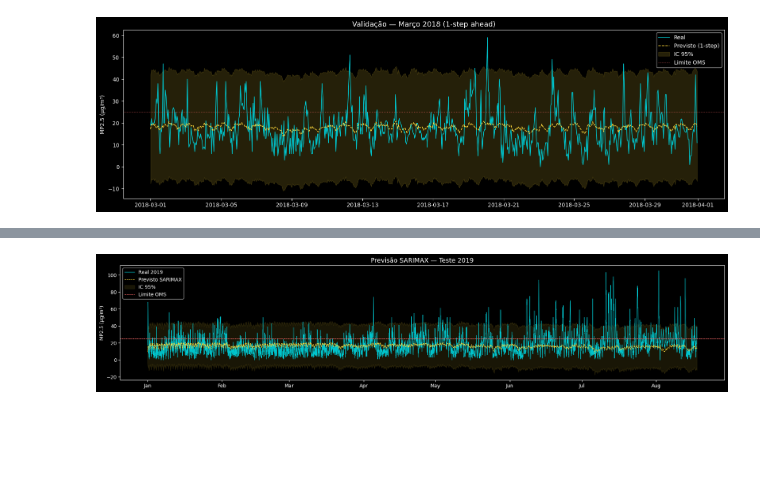
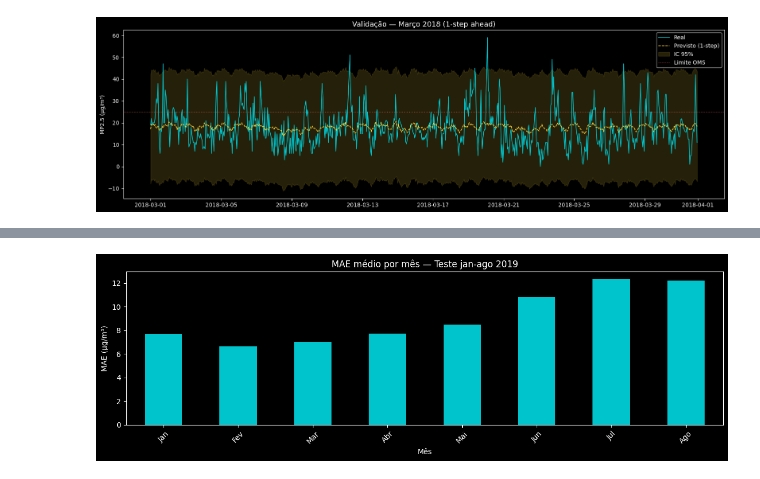
Before and after one commit to izabelcmn/respira_sp, a Jupyter notebook: notebook/Joao_sarimax_2013_2019.ipynb, the cells around one changed output, grey strips where cells are left out. Drawn from its saved outputs; the diff is of its cells as text; code cells hidden in the pictures; blank space fills up the shorter version.

Commit message:
Metricas

```diff
--- a/notebook/Joao_sarimax_2013_2019.ipynb
+++ b/notebook/Joao_sarimax_2013_2019.ipynb
@@ -448,16 +438,14 @@ print('✅ Concluído!')
 # %%
-# Avaliação do modelo alternativo na validação
-pred_alt = model_alt.get_prediction(
-    start=y_val.index[0],
-    end=y_val.index[-1],
-    exog=X_val,
-    dynamic=False
+# get_forecast para dados fora do período de treino (out-of-sample)
+pred_test = model_final.get_forecast(
+    steps=len(y_test),
+    exog=X_test
 )
+pred_test_mean = pred_test.predicted_mean
+pred_test_ci   = pred_test.conf_int(alpha=0.05)
 
-metrics_alt = avaliar(y_val, pred_alt.predicted_mean, 'Validação 2018 — SARIMAX(1,0,1)(1,0,1,24)')
+pred_test_mean.index = y_test.index
+pred_test_ci.index   = y_test.index
 
-#Tabela comparativa
-df_comparacao = pd.DataFrame([metrics_val, metrics_alt])
-print('\n📊 COMPARAÇÃO DE MODELOS')
-print(df_comparacao[['set', 'MAE', 'RMSE', 'MAPE']].to_string(index=False))
+metrics_test = avaliar(y_test, pred_test_mean, 'Teste 2019 (1-step)')
 # %% [output]
@@ -493,22 +477,21 @@ metrics_test = avaliar(y_test, pred_test_mean, 'Teste 2019 (1-step)')
 # %%
-#Plot teste completo
-fig, ax = plt.subplots(figsize=(18, 4))
-ax.plot(y_test.index, y_test, color=ACCENT, linewidth=0.8, label='Real 2019')
-ax.plot(pred_test_mean.index, pred_test_mean,
-        color=ACCENT3, linewidth=0.8, linestyle='--', label='Previsto SARIMAX')
-ax.fill_between(
-    pred_test_ci.index,
-    pred_test_ci.iloc[:, 0],
-    pred_test_ci.iloc[:, 1],
-    color=ACCENT3, alpha=0.1, label='IC 95%'
-)
-ax.axhline(25, color=ACCENT2, linestyle='--', linewidth=0.7, label='Limite OMS')
-ax.set_title('Previsão SARIMAX — Teste 2019', fontsize=13)
-ax.set_ylabel('MP2.5 (µg/m³)')
-ax.xaxis.set_major_locator(mdates.MonthLocator())
-ax.xaxis.set_major_formatter(mdates.DateFormatter('%b'))
-ax.legend()
+idx_comun = y_test.index.intersection(pred_test_mean.index)
+erros = pd.DataFrame({
+    'real'    : y_test.loc[idx_comun],
+    'previsto': pred_test_mean.loc[idx_comun]
+})
+erros['erro_abs'] = (erros['real'] - erros['previsto']).abs()
+erros['mes'] = erros.index.month
+
+fig, ax = plt.subplots(figsize=(12, 4))
+erros.groupby('mes')['erro_abs'].mean().plot(kind='bar', color=ACCENT, ax=ax)
+ax.set_title('MAE médio por mês — Teste jan-ago 2019')
+ax.set_xlabel('Mês')
+ax.set_ylabel('MAE (µg/m³)')
+meses_nomes = ['Jan','Fev','Mar','Abr','Mai','Jun','Jul','Ago','Set','Out','Nov','Dez']
+meses_presentes = erros['mes'].unique()
+ax.set_xticklabels([meses_nomes[m-1] for m in sorted(meses_presentes)], rotation=45)
 plt.tight_layout()
 plt.show()
 # %% [output]
-[figure, old version]
+[figure, new version]
```
Also changed, not shown: parts of 21 cells of this notebook, 2 other files.
